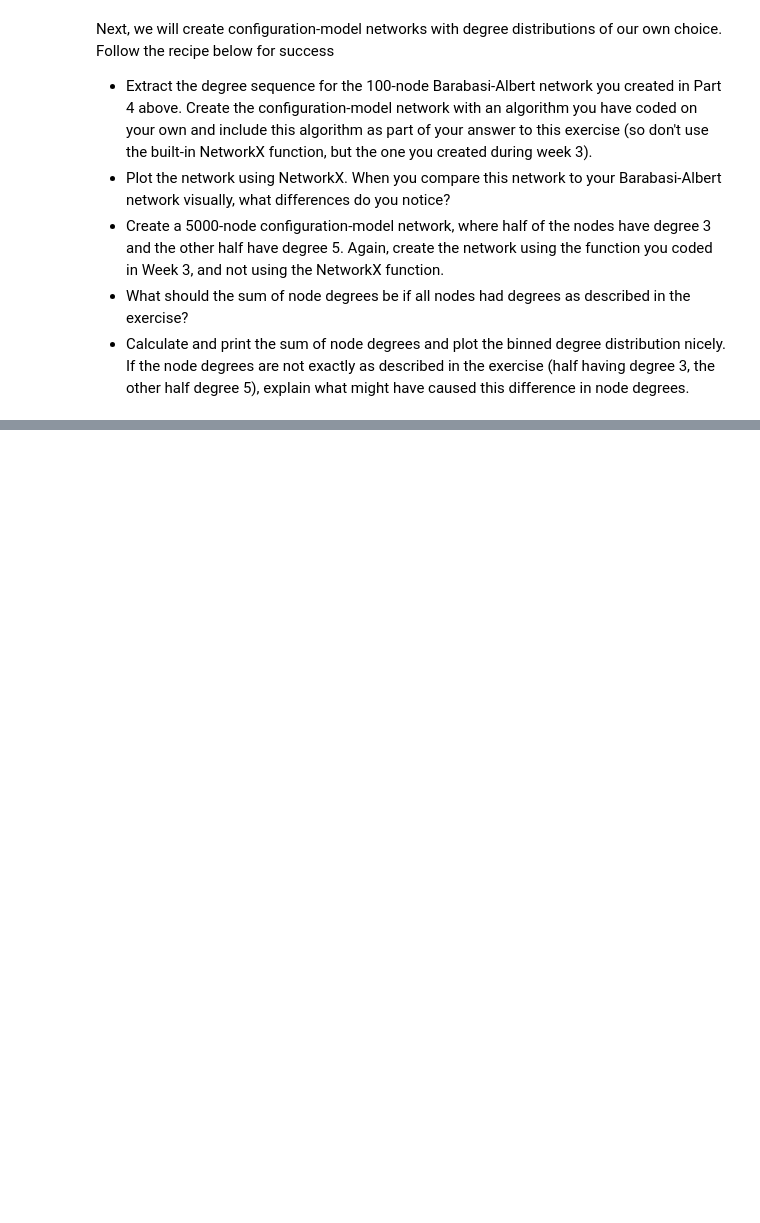
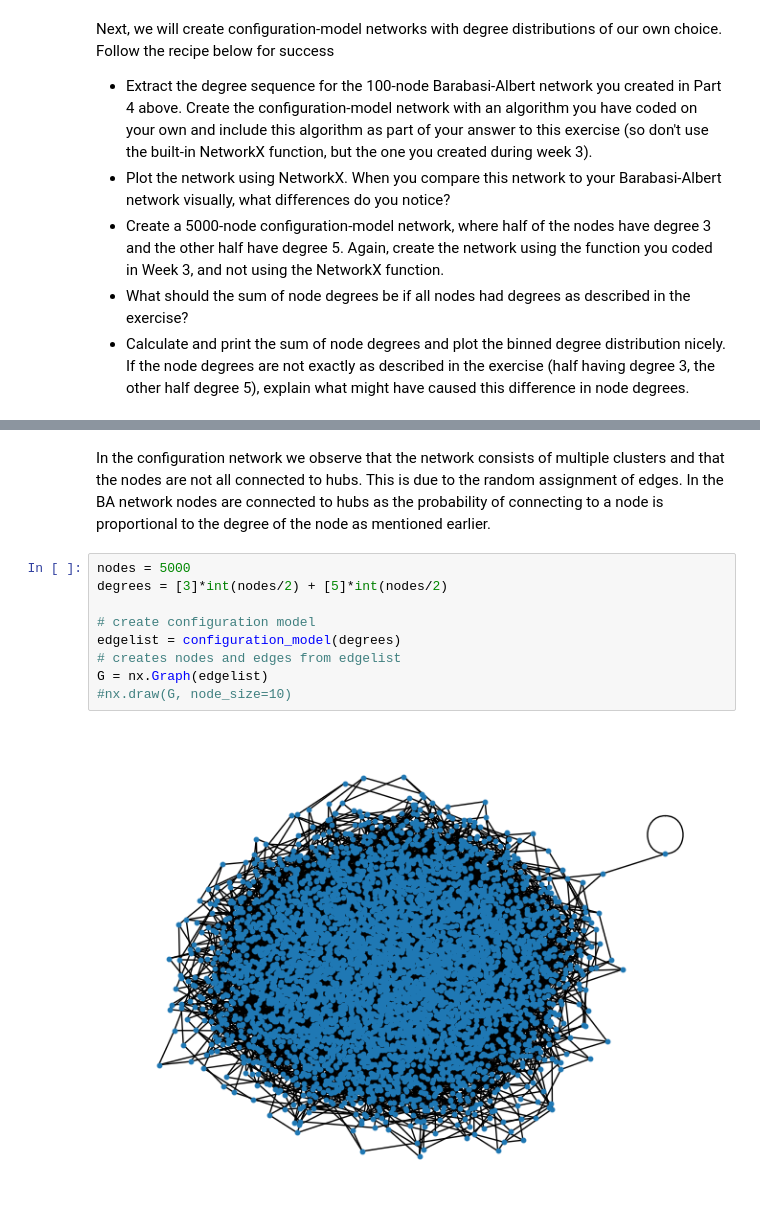
Before and after one commit to s185231/02805_SocialGraphs, a Jupyter notebook: Assignment1.ipynb, the cells around one changed output, grey strips where cells are left out. Cells and saved outputs as stored; diff of their text form; blank space fills up the shorter version.

```diff
--- a/Assignment1.ipynb
+++ b/Assignment1.ipynb
@@ -517,0 +562,13 @@ Next, we will create configuration-model networks with degree distributions of o
+# %% [markdown]
+In the configuration network we observe that the network consists of multiple clusters and that the nodes are not all connected to hubs. This is due to the random assignment of edges. In the BA network nodes are connected to hubs as the probability of connecting to a node is proportional to the degree of the node as mentioned earlier.
+# %%
+nodes = 5000
+degrees = [3]*int(nodes/2) + [5]*int(nodes/2)
+
+# create configuration model
+edgelist = configuration_model(degrees)
+# creates nodes and edges from edgelist
+G = nx.Graph(edgelist)
+#nx.draw(G, node_size=10)
+# %% [output]
+[figure, added]
```
Also changed, not shown: parts of 14 cells of this notebook.
